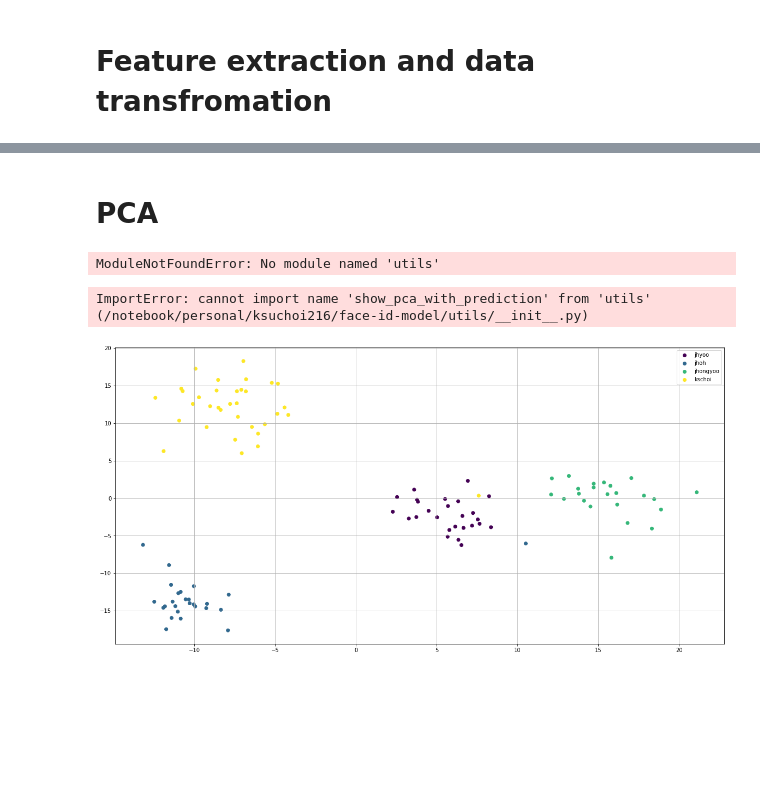
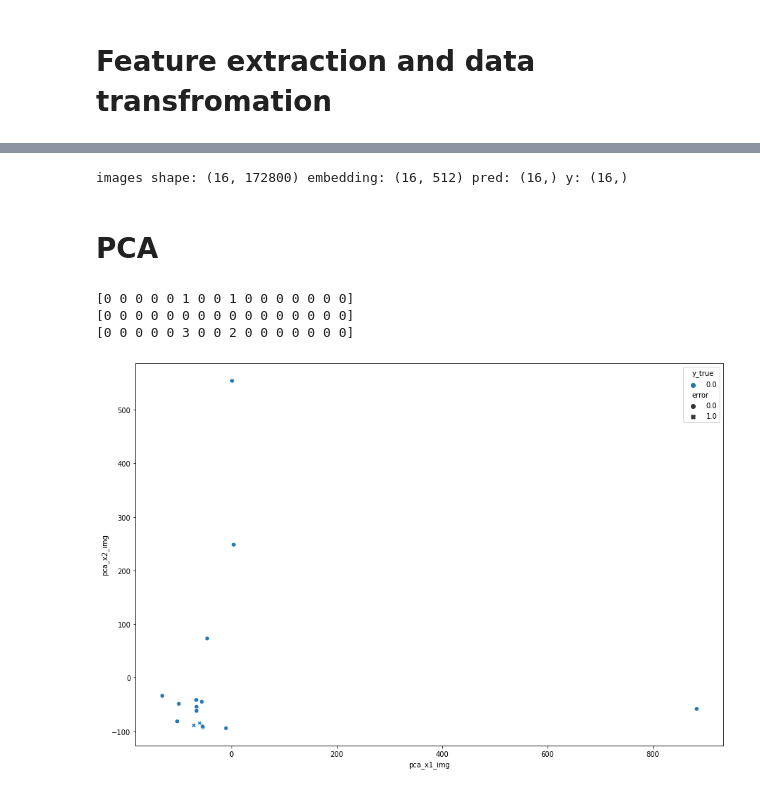
Before and after one commit to ksuchoi216/FaceID-model, a Jupyter notebook: pca.ipynb, the cells around one changed output, grey strips where cells are left out. Drawn from its saved outputs; the diff is of its cells as text; code cells hidden in the pictures; blank space fills up the shorter version.

```diff
--- a/pca.ipynb
+++ b/pca.ipynb
@@ -140,21 +188,22 @@ source = './data/'
 path_x_img = source + phase + '_image.npy'
 x_img = np.load(path_x_img, allow_pickle=True)
 
-
-path_x_pred = source + phase +'_pred.npy'
-x_pred = np.load(path_x_pred, allow_pickle=True)
-
 path_x_emb = source + phase +'_emb.npy'
 x_emb = np.load(path_x_emb, allow_pickle=True)
 
-path_y = source + phase + '_label.npy'
-y = np.load(path_y, allow_pickle=True)
+path_y_pred = source + phase +'_pred.npy'
+y_pred = np.squeeze(np.load(path_y_pred, allow_pickle=True))
+
+path_y_true = source + phase + '_true.npy'
+y_true = np.load(path_y_true, allow_pickle=True)
 
 # val_path = source + 'val.npy'
 # test_path = source + 'test.npy'
 
 
-print(f'images shape: {x_img.shape} pred: {x_pred.shape} embedding: {x_emb.shape} y: {y.shape}')
+print(f'images shape: {x_img.shape} embedding: {x_emb.shape} pred: {y_pred.shape} y: {y_true.shape}')
+# %% [output]
+images shape: (16, 172800) embedding: (16, 512) pred: (16,) y: (16,)
 # %% [markdown]
 # PCA
 # %%
@@ -162,20 +211,27 @@ print(f'images shape: {x_img.shape} pred: {x_pred.shape} embedding: {x_emb.shape
 import pandas as pd
 from utils import pca
 
-combined_arrray = np.column_stack((pca1, pca2, true, pred, error))
-data_for_pca = pd.DataFrame(combined_array, columns = ['pca1','pca2','true', 'pred', 'error'])
+pca_x1_img, pca_x2_img = execute_pca(x_img)
+pca_x1_emb, pca_x2_emb = execute_pca(x_emb)
 
-pca_x1, pca_x2 = execute_pca(data_for_pca)
+error = np.where(y_true == y_pred, 0, 1)
+print(error)
+print(y_true)
+print(y_pred)
+combined_array = np.column_stack((pca_x1_img, pca_x2_img, pca_x1_emb, pca_x2_emb, y_pred, y_true, error))
+data_for_pca = pd.DataFrame(combined_array, columns = ['pca_x1_img', 'pca_x2_img', 'pca_x1_emb', 'pca_x2_emb', 'y_pred', 'y_true', 'error'])
 # %% [output]
-ModuleNotFoundError: No module named 'utils'
+[0 0 0 0 0 1 0 0 1 0 0 0 0 0 0 0]
+[0 0 0 0 0 0 0 0 0 0 0 0 0 0 0 0]
+[0 0 0 0 0 3 0 0 2 0 0 0 0 0 0 0]
-# %%
-from utils import show_pca, show_pca_with_prediction
-label_list = ['jhyoo', 'jhoh', 'jhongyoo', 'kschoi']
-show_pca(x_img, y, label_list)
-# %% [output]
-ImportError: cannot import name 'show_pca_with_prediction' from 'utils' (/notebook/personal/ksuchoi216/face-id-model/utils/__init__.py)
-# %%
-label_list = ['jhyoo', 'jhoh', 'jhongyoo', 'kschoi']
-show_pca(x_emb, y, label_list)
-# %% [output]
-[figure, removed]
+# %%
+import seaborn as sns
+import matplotlib.pyplot as plt
+
+label_list = ['jhyoo', 'jhoh', 'jhongyoo', 'kschoi']
+
+fig = plt.figure(1, figsize=(15, 10))
+sns.scatterplot(data=data_for_pca, x='pca_x1_img', y='pca_x2_img', hue='y_true', style='error')
+plt.show()
+# %% [output]
+[figure, added]
```
Also changed, not shown: parts of 6 cells of this notebook, 10 other files.
